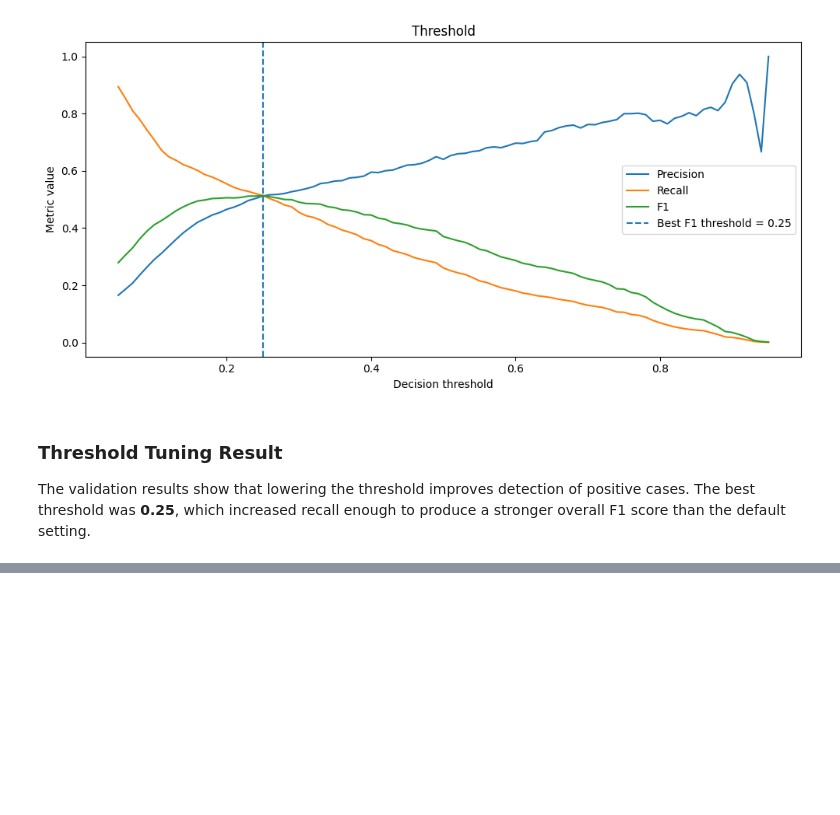
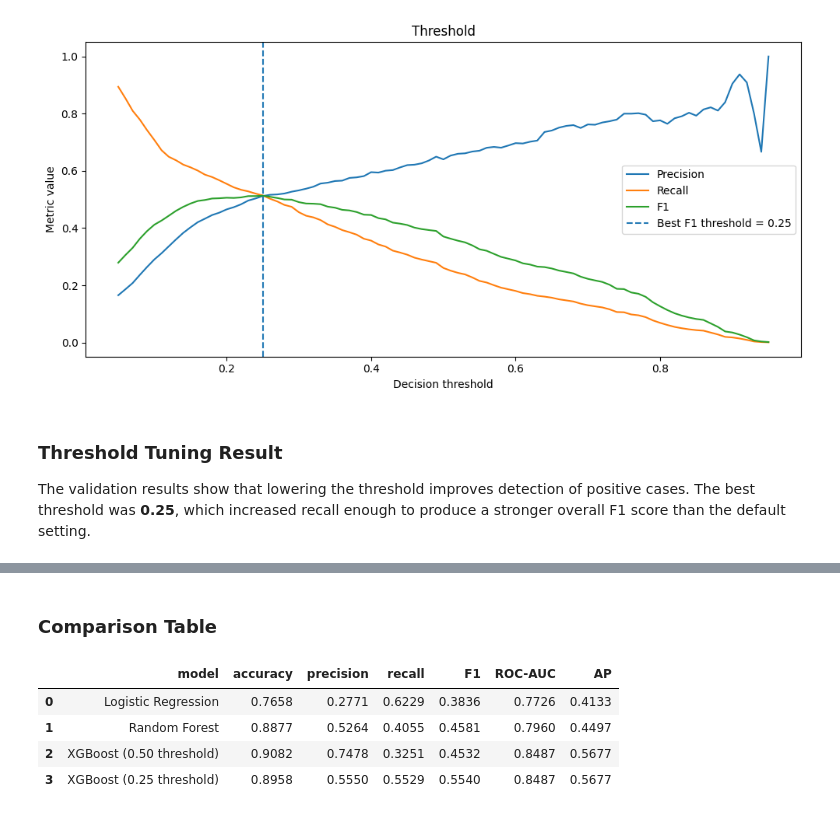
Before and after one commit to HassanHijaze/bank-marketing-subscription-prediction, a Jupyter notebook: notebooks/bank_marketing_prediction.ipynb, the cells around one changed output, grey strips where cells are left out. Saved outputs shown, nothing was run; the diff lists cells and outputs as text; code cells hidden in the pictures; blank space fills up the shorter version.

```diff
--- a/notebooks/bank_marketing_prediction.ipynb
+++ b/notebooks/bank_marketing_prediction.ipynb
@@ -537,0 +574,41 @@ The validation results show that lowering the threshold improves detection of po
+# %% [markdown]
+### Comparison Table
+# %%
+results = []
+
+def add_metrics(name, y_true, y_pred, y_proba):
+    results.append({
+        "model": name,
+        "accuracy": accuracy_score(y_true, y_pred),
+        "precision": precision_score(y_true, y_pred, zero_division=0),
+        "recall": recall_score(y_true, y_pred, zero_division=0),
+        "F1": f1_score(y_true, y_pred, zero_division=0),
+        "ROC-AUC": roc_auc_score(y_true, y_proba),
+        "AP": average_precision_score(y_true, y_proba)
+    })
+
+
+log_proba = Log.predict_proba(X_val)[:, 1]
+log_pred = Log.predict(X_val)
+add_metrics("Logistic Regression", y_val, log_pred, log_proba)
+
+
+rf_proba = Rf.predict_proba(X_val)[:, 1]
+rf_pred = Rf.predict(X_val)
+add_metrics("Random Forest", y_val, rf_pred, rf_proba)
+
+xgb_proba = XGB.predict_proba(X_val)[:, 1]
+xgb_pred_default = (xgb_proba >= 0.5).astype(int)
+add_metrics("XGBoost (0.50 threshold)", y_val, xgb_pred_default, xgb_proba)
+
+xgb_pred_tuned = (xgb_proba >= best_f1_threshold).astype(int)
+add_metrics(f"XGBoost ({best_f1_threshold:.2f} threshold)", y_val, xgb_pred_tuned, xgb_proba)
+
+comparison_df = pd.DataFrame(results).round(4)
+comparison_df
+# %% [output]
+|  | model | accuracy | precision | recall | F1 | ROC-AUC | AP |
+| 0 | Logistic Regression | 0.7658 | 0.2771 | 0.6229 | 0.3836 | 0.7726 | 0.4133 |
+| 1 | Random Forest | 0.8877 | 0.5264 | 0.4055 | 0.4581 | 0.7960 | 0.4497 |
+| 2 | XGBoost (0.50 threshold) | 0.9082 | 0.7478 | 0.3251 | 0.4532 | 0.8487 | 0.5677 |
+| 3 | XGBoost (0.25 threshold) | 0.8958 | 0.5550 | 0.5529 | 0.5540 | 0.8487 | 0.5677 |
```
Also changed, not shown: parts of 12 cells of this notebook, 1 other file.
